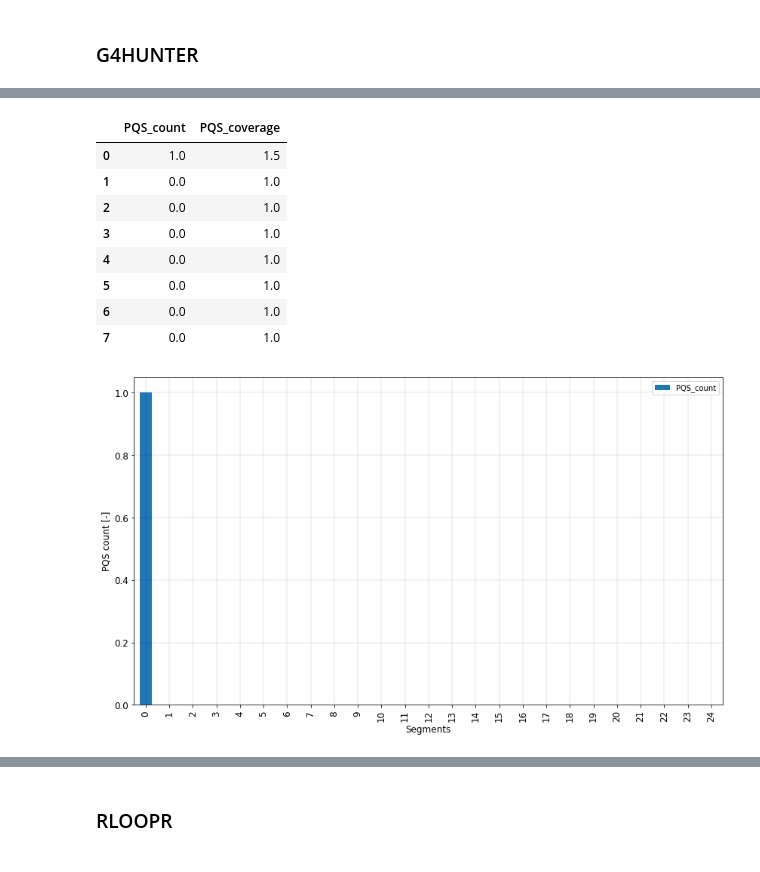
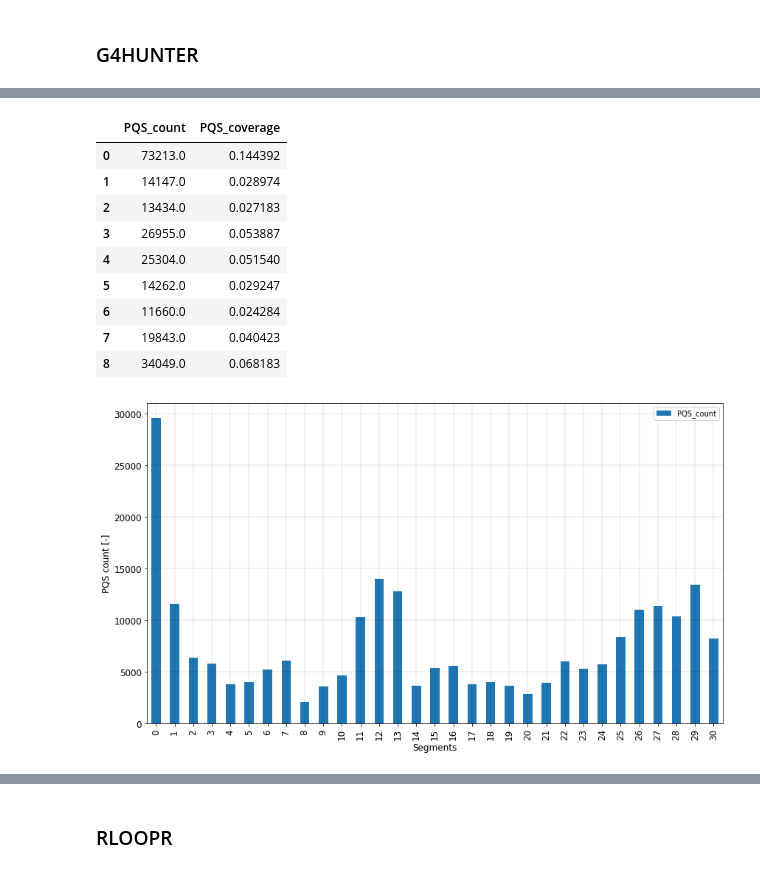
Before and after one commit to patrikkaura/dna-analyser-ibp, a Jupyter notebook: Untitled.ipynb, the cells around one changed output, grey strips where cells are left out. Cells and saved outputs as stored; diff of their text form; code cells hidden in the pictures.

```diff
--- a/Untitled.ipynb
+++ b/Untitled.ipynb
@@ -134,17 +149,18 @@ API.g4hunter.delete(analyse=API.g4hunter.load_all().iloc[0])
 # %%
-API.g4hunter.get_heatmap_data(analyse=API.g4hunter.load_all().iloc[0], segments=10)
+API.g4hunter.get_heatmap_data(analyse=API.g4hunter.load_all().iloc[-1], segments=10)
 # %% [output]
 |  | PQS_count | PQS_coverage |
-| 0 | 1.0 | 1.5 |
-| 1 | 0.0 | 1.0 |
-| 2 | 0.0 | 1.0 |
-| 3 | 0.0 | 1.0 |
-| 4 | 0.0 | 1.0 |
-| 5 | 0.0 | 1.0 |
-| 6 | 0.0 | 1.0 |
-| 7 | 0.0 | 1.0 |
+| 0 | 73213.0 | 0.144392 |
+| 1 | 14147.0 | 0.028974 |
+| 2 | 13434.0 | 0.027183 |
+| 3 | 26955.0 | 0.053887 |
+| 4 | 25304.0 | 0.051540 |
+| 5 | 14262.0 | 0.029247 |
+| 6 | 11660.0 | 0.024284 |
+| 7 | 19843.0 | 0.040423 |
+| 8 | 34049.0 | 0.068183 |
 # %%
-API.g4hunter.show_heatmap(analyse=API.g4hunter.load_all().iloc[0], segments=32)
+API.g4hunter.show_heatmap(analyse=API.g4hunter.load_all().iloc[-1], segments=32)
 # %% [output]
-[figure, old version]
+[figure, new version]
 # %%
```
Also changed, not shown: parts of 16 cells of this notebook, 54 other files.
